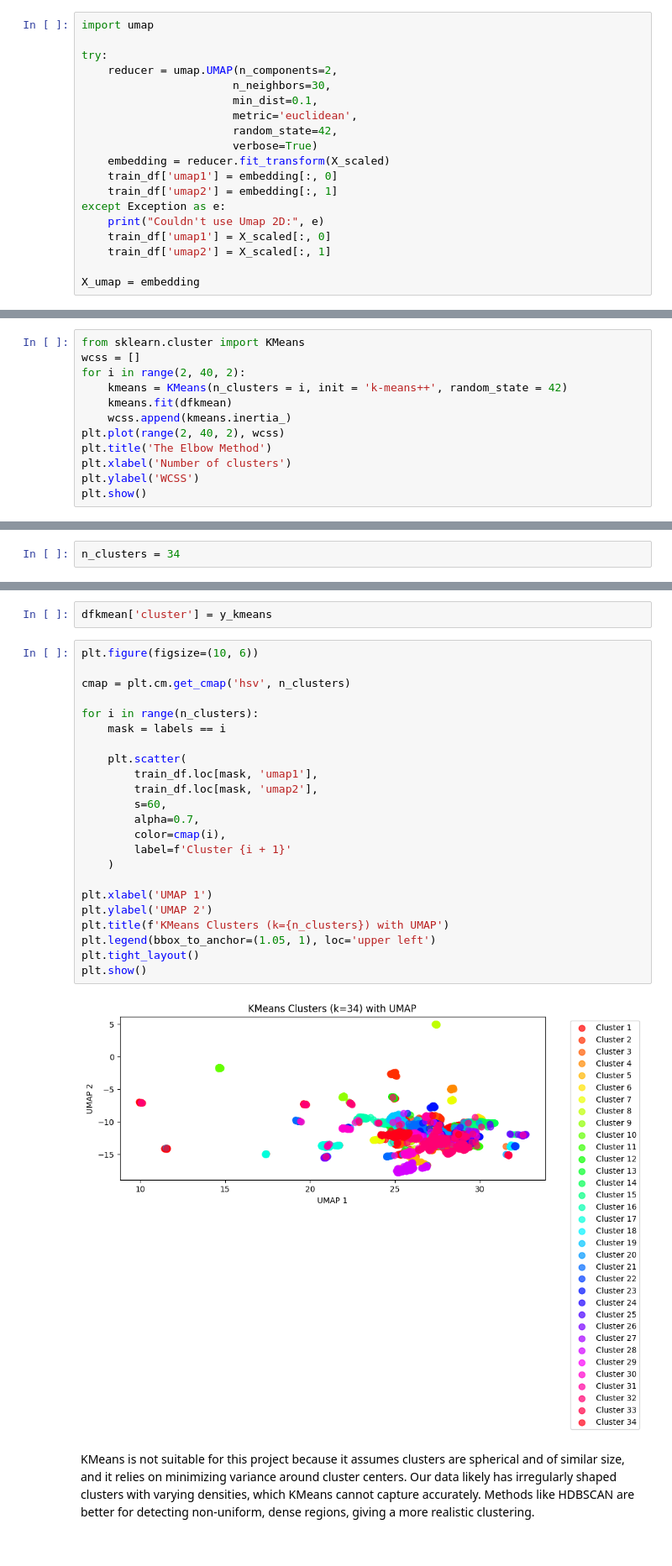
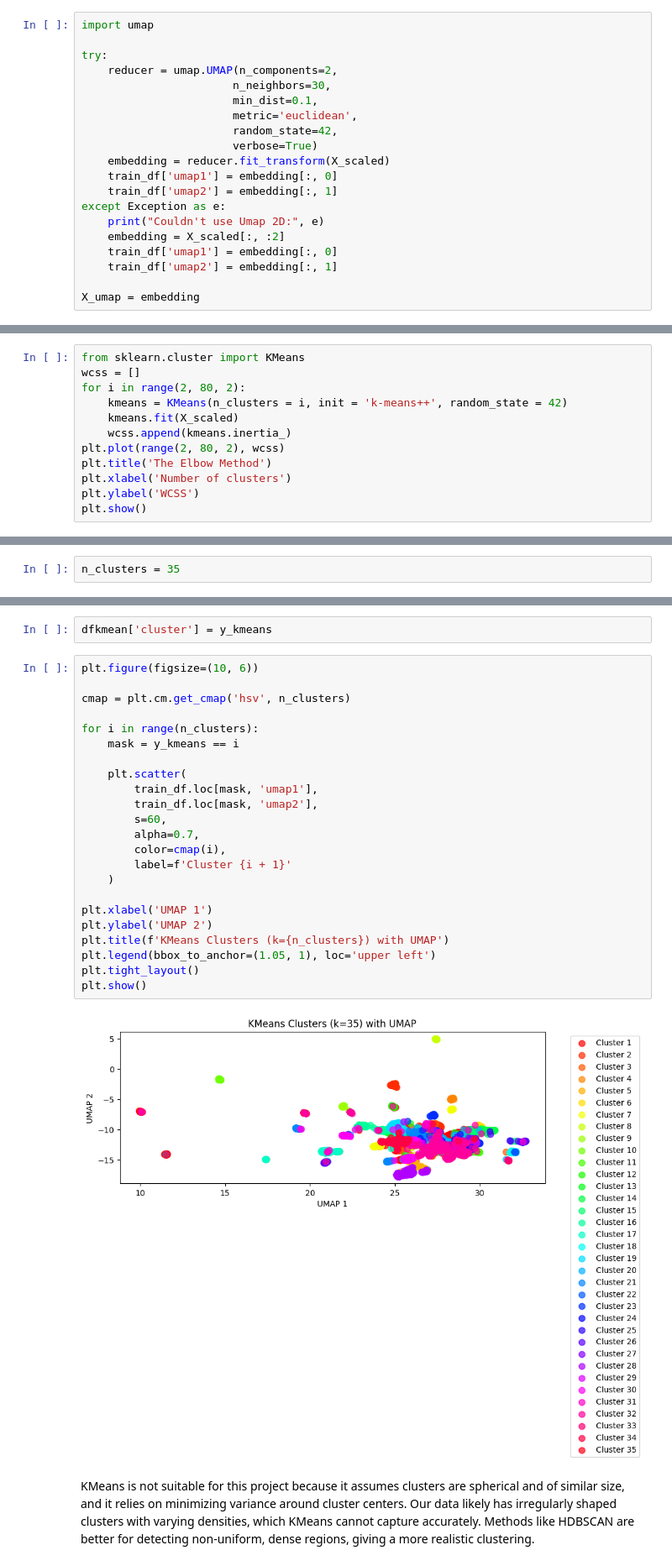
Before and after one commit to Etxarri/ShelterAI, a Jupyter notebook: backend/ai-service/documentation/clustering_models.ipynb, the cells around one changed output, grey strips where cells are left out. Shown at 84% size. Cells and saved outputs as stored; diff of their text form.

```diff
--- a/backend/ai-service/documentation/clustering_models.ipynb
+++ b/backend/ai-service/documentation/clustering_models.ipynb
@@ -286,8 +286,9 @@ try:
     train_df['umap2'] = embedding[:, 1]
 except Exception as e:
     print("Couldn't use Umap 2D:", e)
-    train_df['umap1'] = X_scaled[:, 0]
-    train_df['umap2'] = X_scaled[:, 1]
+    embedding = X_scaled[:, :2]
+    train_df['umap1'] = embedding[:, 0]
+    train_df['umap2'] = embedding[:, 1]
 
 X_umap = embedding
 # %% [output]
@@ -323,11 +324,11 @@ dfkmean = train_df
 # %%
 from sklearn.cluster import KMeans
 wcss = []
-for i in range(2, 40, 2):
+for i in range(2, 80, 2):
     kmeans = KMeans(n_clusters = i, init = 'k-means++', random_state = 42)
-    kmeans.fit(dfkmean)
+    kmeans.fit(X_scaled)
     wcss.append(kmeans.inertia_)
-plt.plot(range(2, 40, 2), wcss)
+plt.plot(range(2, 80, 2), wcss)
 plt.title('The Elbow Method')
 plt.xlabel('Number of clusters')
 plt.ylabel('WCSS')
@@ -337,5 +338,5 @@ plt.show()
 # %%
-n_clusters = 34
+n_clusters = 35
 # %% [markdown]
 Using the elbow method, we analyze how the within-cluster sum of squares (WCSS) changes as the number of clusters increases in the KMeans model.
 
@@ -350,28 +351,28 @@ dfkmean['cluster'] = y_kmeans
 # %%
 plt.figure(figsize=(10, 6))
 
 cmap = plt.cm.get_cmap('hsv', n_clusters)
 
 for i in range(n_clusters):
-    mask = labels == i
+    mask = y_kmeans == i
 
     plt.scatter(
         train_df.loc[mask, 'umap1'],
         train_df.loc[mask, 'umap2'],
         s=60,
         alpha=0.7,
         color=cmap(i),
         label=f'Cluster {i + 1}'
     )
 
 plt.xlabel('UMAP 1')
 plt.ylabel('UMAP 2')
 plt.title(f'KMeans Clusters (k={n_clusters}) with UMAP')
 plt.legend(bbox_to_anchor=(1.05, 1), loc='upper left')
 plt.tight_layout()
 plt.show()
 # %% [output]
-[figure, old version]
+[figure, new version]
 # %% [markdown]
 KMeans is not suitable for this project because it assumes clusters are spherical and of similar size, and it relies on minimizing variance around cluster centers. Our data likely has irregularly shaped clusters with varying densities, which KMeans cannot capture accurately. Methods like HDBSCAN are better for detecting non-uniform, dense regions, giving a more realistic clustering.
 # %% [markdown]
```
Also changed, not shown: parts of 24 cells of this notebook.
